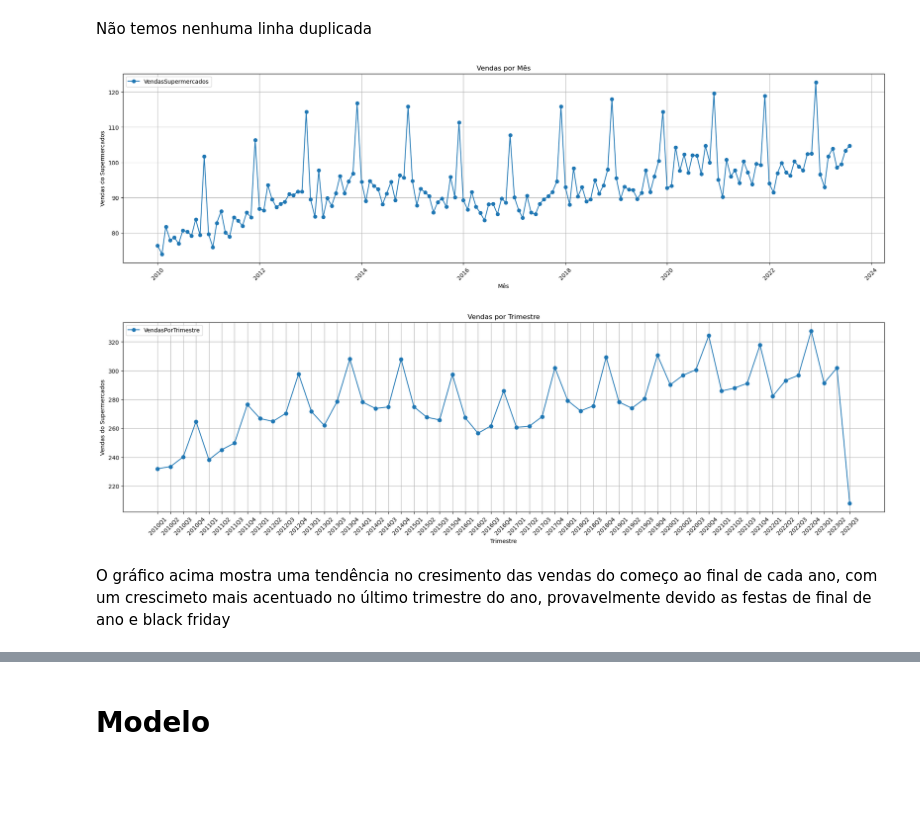
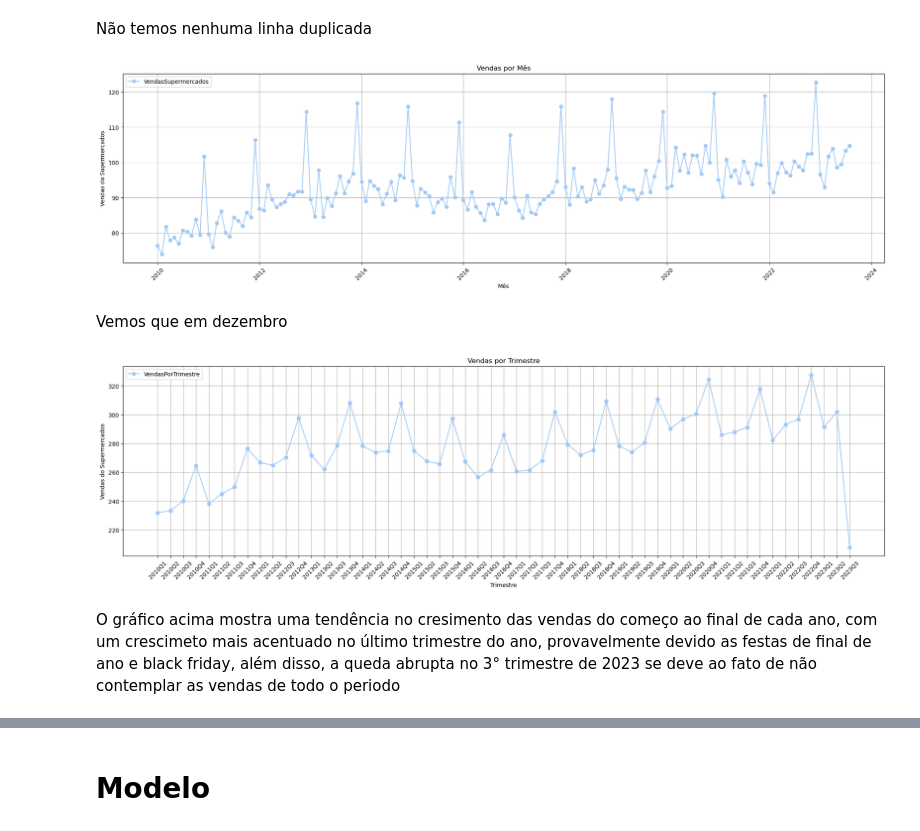
Before and after one commit to leonardoccarv/VendasDeSupermercados, a Jupyter notebook: notebook.ipynb, the cells around one changed output, grey strips where cells are left out. Cells and saved outputs as stored; diff of their text form; code cells hidden in the pictures; blank space fills up the shorter version.

```diff
--- a/notebook.ipynb
+++ b/notebook.ipynb
@@ -13,6 +13,7 @@ from sklearn.model_selection import train_test_split
 
 import warnings
 warnings.filterwarnings("ignore")
+sns.set_palette("pastel")
 # %% [markdown]
 # Carregando Dataset
 # %%
@@ -77,7 +78,6 @@ def sales_per_cdi_column(df, vendas_column, cdi_column):
 
 df = sales_per_cdi_column(df, 'VendasSupermercados', 'CDI')
 
-df['Trimestre'] = df['Trimestre'].astype(str)
 df.head()
 # %% [output]
 |  | Date | VendasSupermercados | CDI | Trimestre | VendasPorTrimestre | Ano | VendasPorAno | ... |
@@ -220,20 +220,24 @@ plt.xticks(rotation=45)
 plt.grid(True)
 plt.show()
 # %% [output]
-[figure, old version]
+[figure, new version]
+# %% [markdown]
+Vemos que em dezembro
 # %%
-df = df.sort_values(by='Trimestre')
+ax = df.copy()
+ax['Trimestre'] = ax['Trimestre'].astype(str)
+ax = ax.sort_values(by='Trimestre')
 
 plt.figure(figsize=(24, 6))
-plt.plot(df['Trimestre'], df['VendasPorTrimestre'], label='VendasPorTrimestre', marker='o')
+plt.plot(ax['Trimestre'], ax['VendasPorTrimestre'], label='VendasPorTrimestre', marker='o')
 plt.title('Vendas por Trimestre')
 plt.xlabel('Trimestre')
 plt.ylabel('Vendas do Supermercados')
 plt.legend()
 plt.xticks(rotation=45)
 plt.grid(True)
 plt.show()
 # %% [output]
-[figure, old version]
+[figure, new version]
 # %% [markdown]
-O gráfico acima mostra uma tendência no cresimento das vendas do começo ao final de cada ano, com um crescimeto mais acentuado no último trimestre do ano, provavelmente devido as festas de final de ano e black friday
+O gráfico acima mostra uma tendência no cresimento das vendas do começo ao final de cada ano, com um crescimeto mais acentuado no último trimestre do ano, provavelmente devido as festas de final de ano e black friday, além disso, a queda abrupta no 3° trimestre de 2023 se deve ao fato de não contemplar as vendas de todo o periodo
```
Also changed, not shown: parts of 15 cells of this notebook.
